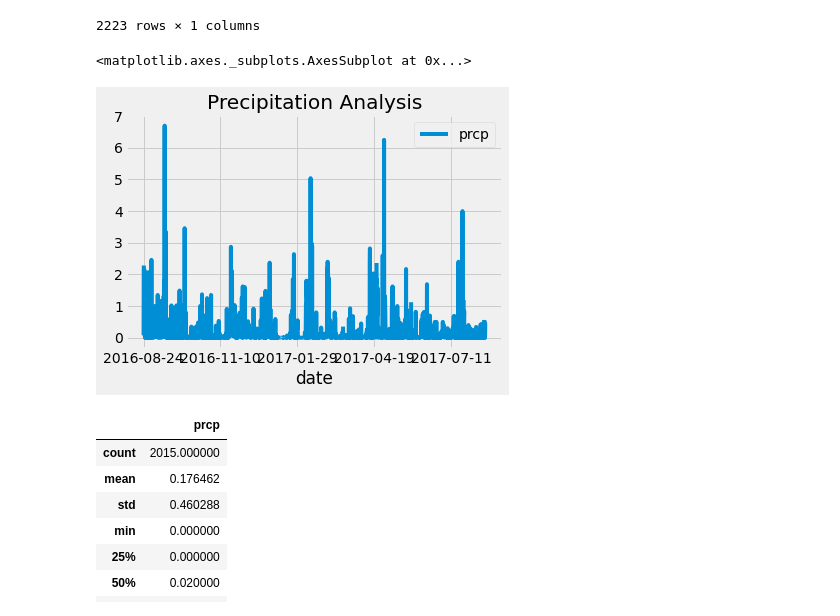
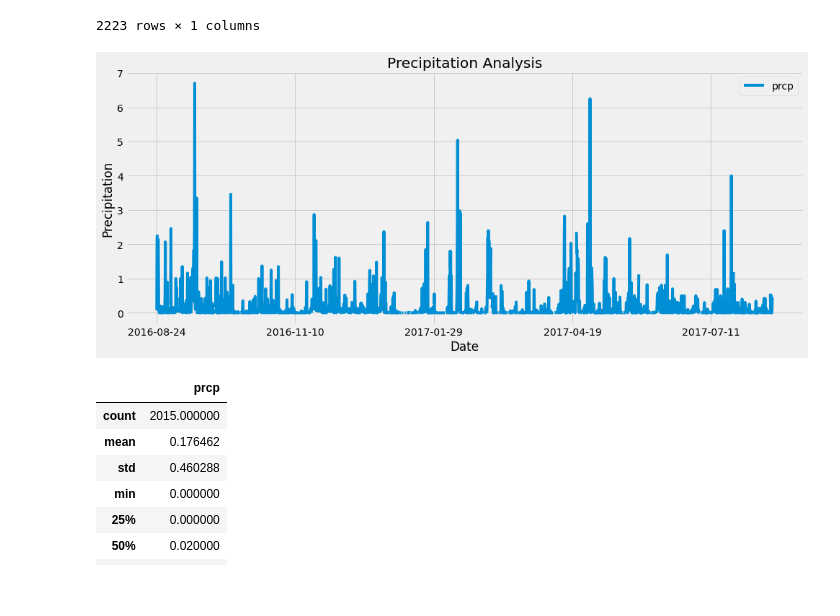
Before and after one commit to VijetaPuthran/SQLAlchemy-challenge, a Jupyter notebook: climate_starter.ipynb, the cells around one changed output. Cells and saved outputs as stored; diff of their text form; code cells hidden in the pictures; blank space fills up the shorter version.

```diff
--- a/climate_starter.ipynb
+++ b/climate_starter.ipynb
@@ -116,10 +124,11 @@ sort_df
 2223 rows × 1 columns
 # %%
 # Use Pandas Plotting with Matplotlib to plot the data
-sort_df.plot(title="Precipitation Analysis")
+sort_df.plot(title="Precipitation Analysis", figsize=(15,6)).set_xlabel('Date')
+plt.ylabel('Precipitation')
+plt.show()
 # %% [output]
-<matplotlib.axes._subplots.AxesSubplot at 0x...>
-[figure, old version]
+[figure, new version]
 # %%
 # Use Pandas to calcualte the summary statistics for the precipitation data
 sort_df.describe()
```
Also changed, not shown: parts of 6 cells of this notebook, 1 other file.
